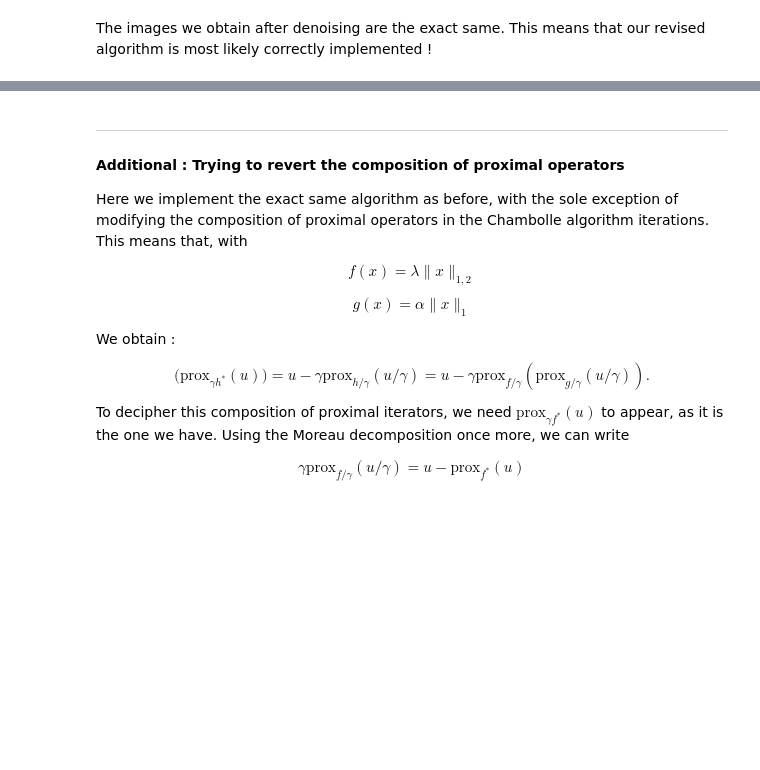
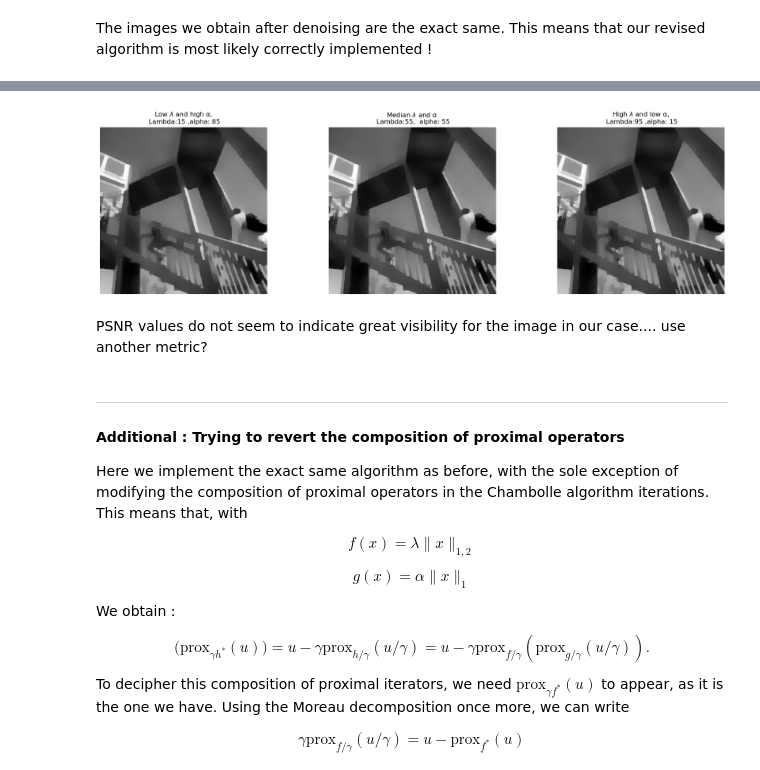
Before and after one commit to Romrchp/optml-project, a Jupyter notebook: background-notebooks/regularized_chambolle.ipynb, the cells around one changed output, grey strips where cells are left out. Saved outputs shown, nothing was run; the diff lists cells and outputs as text; code cells hidden in the pictures; blank space fills up the shorter version.

```diff
--- a/background-notebooks/regularized_chambolle.ipynb
+++ b/background-notebooks/regularized_chambolle.ipynb
@@ -462,3 +519,42 @@ PSNR of the image denoised with the revised Chambolle and alpha = 20: 24.8248146
+# %%
+best_psnr_lambda = 15
+best_psnr_alpha = 85
+
+median_psnr_lambda = 55
+median_psnr_alpha = 55
+
+worst_psnr_lambda = 95
+worst_psnr_alpha = 15
+
+best_psnr_denoised_image,_,_ = chambolle_algorithm(noisier_image,best_psnr_lambda,gamma,best_psnr_alpha,nbiter)
+median_psnr_denoised_image,_,_ = chambolle_algorithm(noisier_image,median_psnr_lambda,gamma,median_psnr_alpha,nbiter)
+worst_psnr_denoised_image,_,_ = chambolle_algorithm(noisier_image,worst_psnr_lambda,gamma,worst_psnr_alpha,nbiter)
+# %%
+# Create a figure with a row of 3 subplots
+fig, axs = plt.subplots(1, 3, figsize=(18, 5))
+
+axs[0].imshow(best_psnr_denoised_image, cmap='gray')
+axs[0].set_title(f"Low $\lambda$ and high \u03B1,\n Lambda:{best_psnr_lambda} ,alpha: {best_psnr_alpha}")
+
+axs[1].imshow(median_psnr_denoised_image, cmap='gray')
+axs[1].set_title(f"Median $\lambda$ and \u03B1 \n Lambda:{median_psnr_lambda},  alpha: {median_psnr_alpha}")
+
+axs[2].imshow(worst_psnr_denoised_image, cmap='gray')
+axs[2].set_title(f"High $\lambda$ and low \u03B1,\n Lambda:{worst_psnr_lambda} ,alpha: {worst_psnr_alpha}")
+
+
+# Remove axes for a cleaner look
+
+for ax in axs:
+    ax.axis('off')
+
+# Show the plot
+plt.tight_layout()
+plt.show()
+# %% [output]
+[figure, added]
+# %% [markdown]
+PSNR values do not seem to indicate great visibility for the image in our case.... use another metric?
 # %% [markdown]
 -----------
 
```
Also changed, not shown: parts of 10 cells of this notebook.
